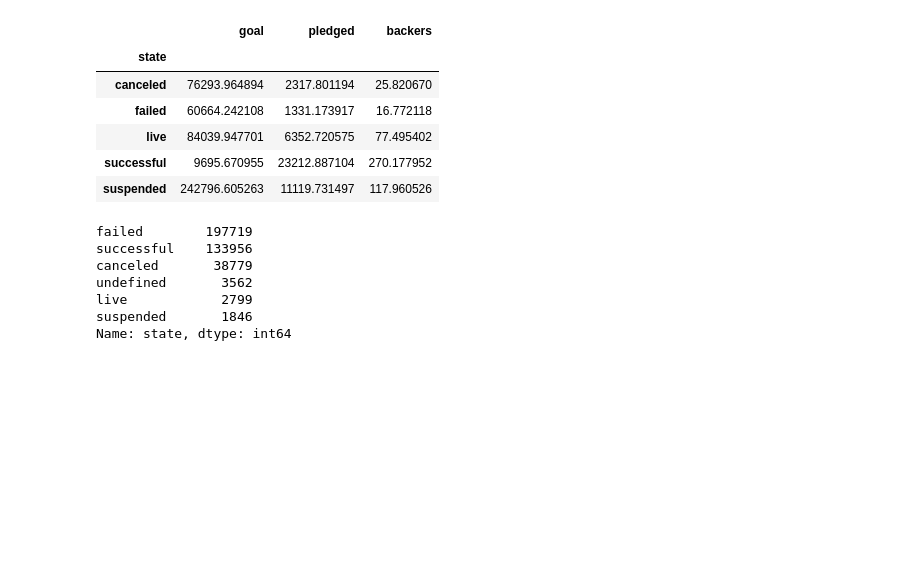
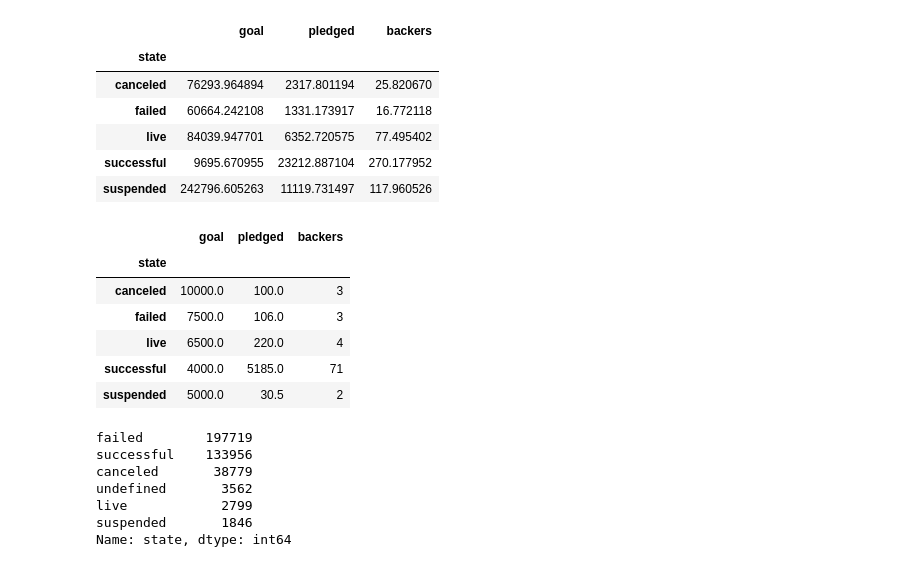
Before and after one commit to hannah-ross/dataforgood, a Jupyter notebook: Final Project 131 James.ipynb, the cells around one changed output. Drawn from its saved outputs; the diff is of its cells as text; code cells hidden in the pictures; blank space fills up the shorter version.

```diff
--- a/Final Project 131 James.ipynb
+++ b/Final Project 131 James.ipynb
@@ -136,6 +176,16 @@ US_ks.groupby(["state"])["goal", "pledged","backers"].mean()
 | live | 84039.947701 | 6352.720575 | 77.495402 |
 | successful | 9695.670955 | 23212.887104 | 270.177952 |
 | suspended | 242796.605263 | 11119.731497 | 117.960526 |
+# %%
+US_ks.groupby(["state"])["goal", "pledged","backers"].median()
+# %% [output]
+|  | goal | pledged | backers |
+| state |  |  |  |
+| canceled | 10000.0 | 100.0 | 3 |
+| failed | 7500.0 | 106.0 | 3 |
+| live | 6500.0 | 220.0 | 4 |
+| successful | 4000.0 | 5185.0 | 71 |
+| suspended | 5000.0 | 30.5 | 2 |
 # %%
 ks.state.value_counts()
 # %% [output]
```
Also changed, not shown: parts of 23 cells of this notebook.
